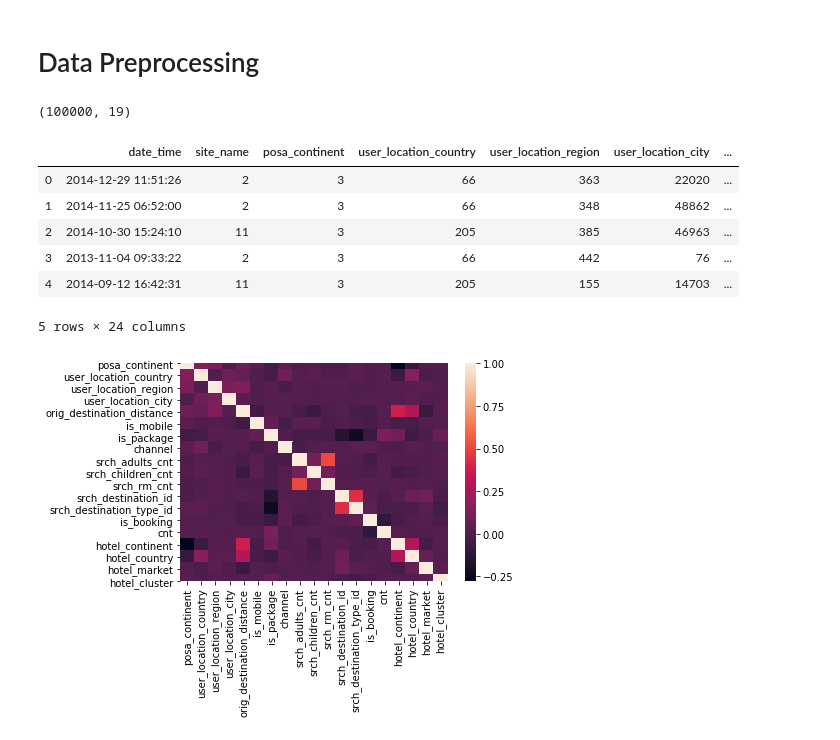
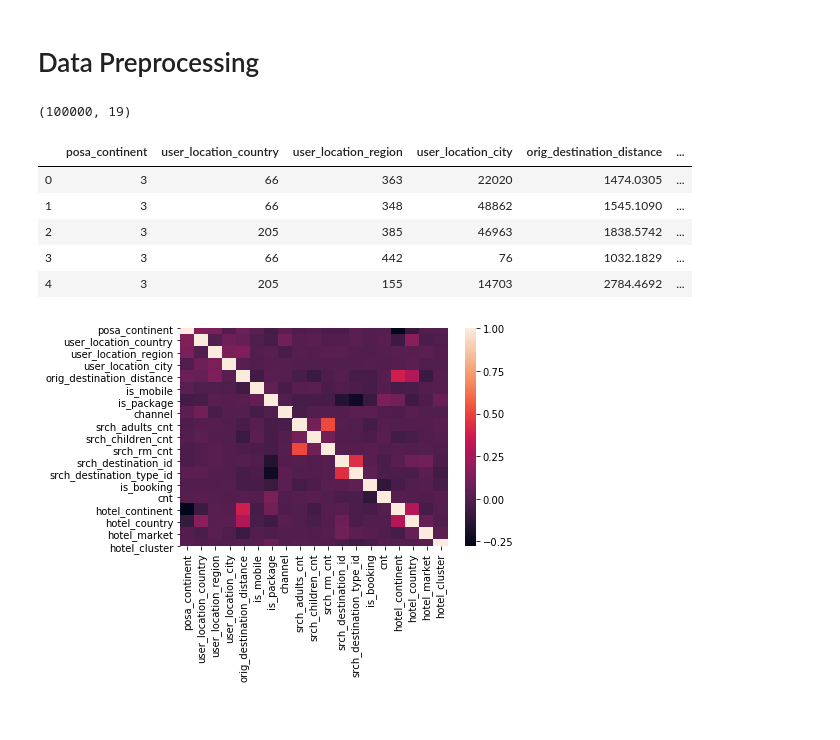
Before and after one commit to alexlisa9/finalProject_EE461P, a Jupyter notebook: XGBoost and Light GBM.ipynb, the cells around one changed output. Drawn from its saved outputs; the diff is of its cells as text; code cells hidden in the pictures.

```diff
--- a/XGBoost and Light GBM.ipynb
+++ b/XGBoost and Light GBM.ipynb
@@ -23,25 +20,24 @@ df.head()
 # %%
 # Drop unnecessary features
 
 df_dropped = df.copy()
 
 df_dropped = df_dropped.drop(['date_time'], axis=1)
 df_dropped = df_dropped.drop(['user_id'], axis=1)
 df_dropped = df_dropped.drop(['srch_ci'], axis=1)
 df_dropped = df_dropped.drop(['srch_co'], axis=1)
 df_dropped = df_dropped.drop(['site_name'], axis=1)
 
 print(df_dropped.shape)
-df.head()
+df_dropped.head()
 # %% [output]
 (100000, 19)
-|  | date_time | site_name | posa_continent | user_location_country | user_location_region | user_location_city | ... |
-| 0 | 2014-12-29 11:51:26 | 2 | 3 | 66 | 363 | 22020 | ... |
-| 1 | 2014-11-25 06:52:00 | 2 | 3 | 66 | 348 | 48862 | ... |
-| 2 | 2014-10-30 15:24:10 | 11 | 3 | 205 | 385 | 46963 | ... |
-| 3 | 2013-11-04 09:33:22 | 2 | 3 | 66 | 442 | 76 | ... |
-| 4 | 2014-09-12 16:42:31 | 11 | 3 | 205 | 155 | 14703 | ... |
+|  | posa_continent | user_location_country | user_location_region | user_location_city | orig_destination_distance | ... |
+| 0 | 3 | 66 | 363 | 22020 | 1474.0305 | ... |
+| 1 | 3 | 66 | 348 | 48862 | 1545.1090 | ... |
+| 2 | 3 | 205 | 385 | 46963 | 1838.5742 | ... |
+| 3 | 3 | 66 | 442 | 76 | 1032.1829 | ... |
+| 4 | 3 | 205 | 155 | 14703 | 2784.4692 | ... |
-5 rows × 24 columns
 # %%
 # Correlation heatmap
 import seaborn as sns
```
Also changed, not shown: parts of 6 cells of this notebook.
